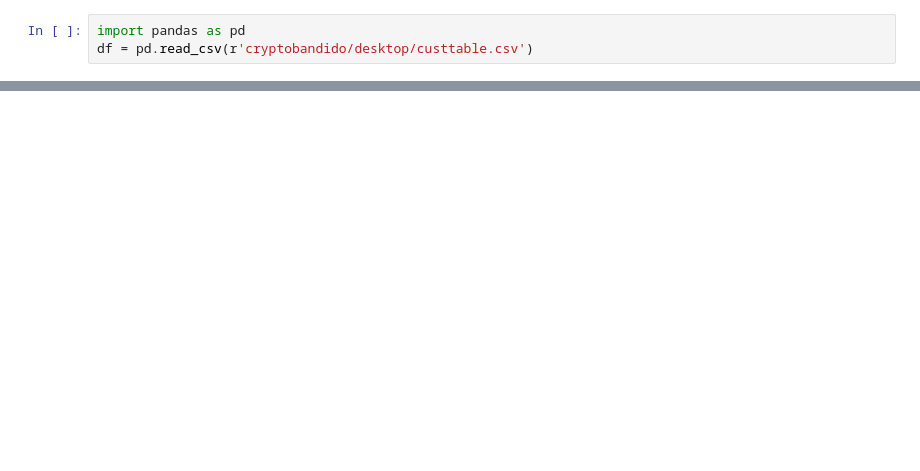
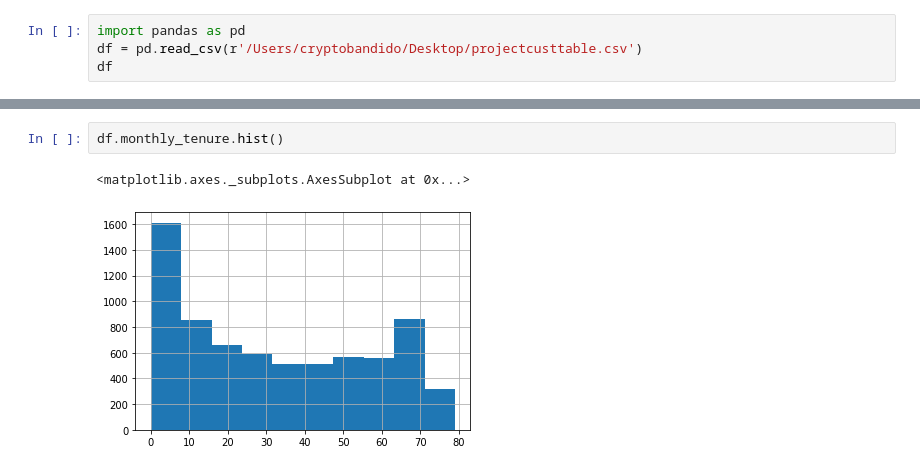
Before and after one commit to AI-Gomez/numpy-pandas-visualization-exercises, a Jupyter notebook: custtableexcel_project.ipynb, the cells around one changed output, grey strips where cells are left out. Drawn from its saved outputs; the diff is of its cells as text; blank space fills up the shorter version.

```diff
--- a/custtableexcel_project.ipynb
+++ b/custtableexcel_project.ipynb
@@ -1,4 +1,5 @@
 # %%
 import pandas as pd
-df = pd.read_csv(r'cryptobandido/desktop/custtable.csv')
+df = pd.read_csv(r'/Users/cryptobandido/Desktop/projectcusttable.csv')
+df
 # %% [output]
@@ -5,0 +159,5 @@ FileNotFoundError: [Errno 2] File cryptobandido/desktop/custtable.csv does not e
+# %%
+df.monthly_tenure.hist()
+# %% [output]
+<matplotlib.axes._subplots.AxesSubplot at 0x...>
+[figure, added]
```
Also changed, not shown: parts of 12 cells of this notebook.
